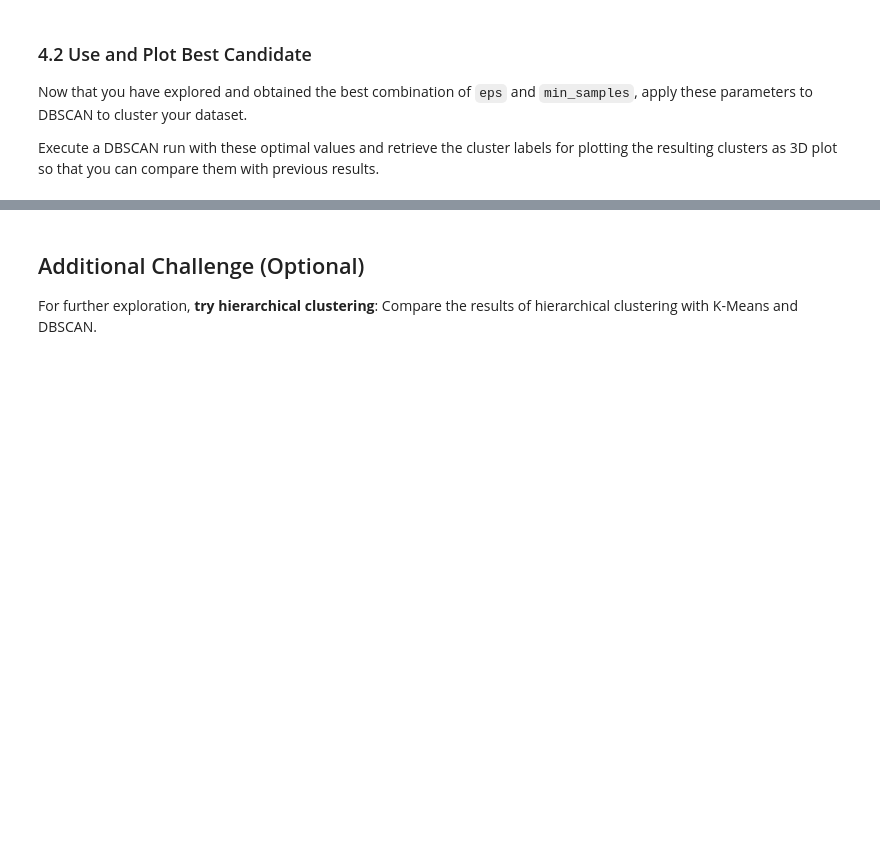
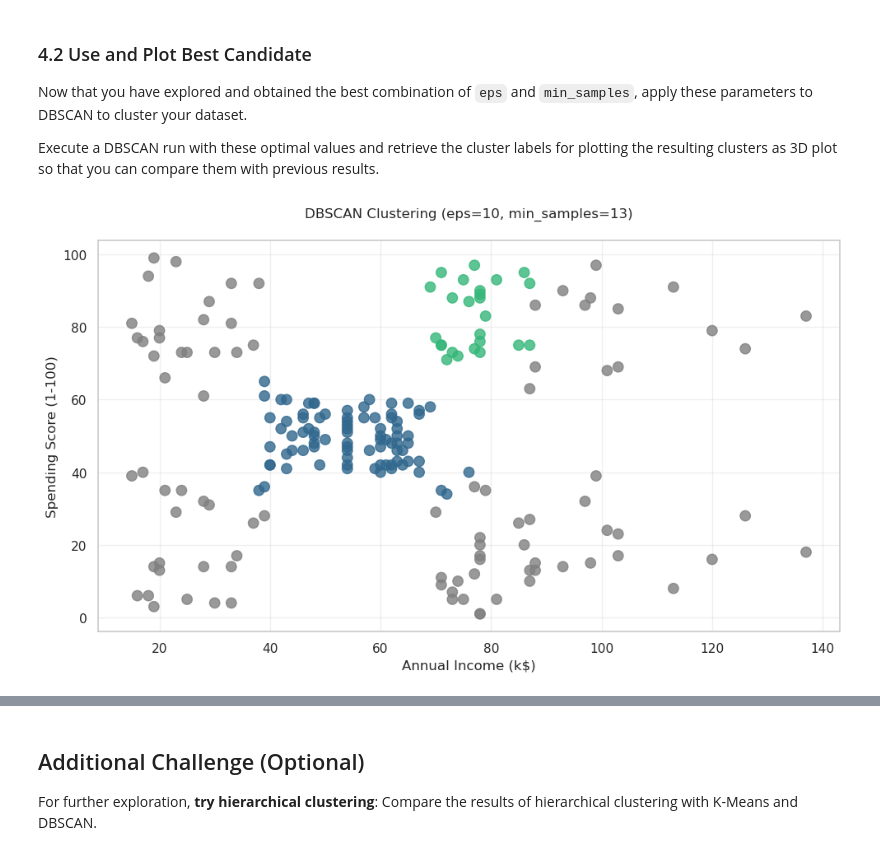
Before and after one commit to GuaSiMoTO/LAB-Unsupervised-Learning-Clustering-public, a Jupyter notebook: clustering.ipynb, the cells around one changed output, grey strips where cells are left out. Saved outputs shown, nothing was run; the diff lists cells and outputs as text; code cells hidden in the pictures; blank space fills up the shorter version.

```diff
--- a/clustering.ipynb
+++ b/clustering.ipynb
@@ -388,0 +463,12 @@ import pandas as pd
+# %%
+# Evaluación: ignoramos outliers (-1)
+mask = dbscan_labels != -1
+if len(set(dbscan_labels[mask])) > 1:
+    sil_score = silhouette_score(X[mask], dbscan_labels[mask])
+    db_index = davies_bouldin_score(X[mask], dbscan_labels[mask])
+else:
+    sil_score = np.nan
+    db_index = np.nan
+
+print(f'Silhouette Score DBSCAN: {sil_score:.4f}')
+print(f'Davies-Bouldin Index DBSCAN: {db_index:.4f}')
@@ -438,0 +559,29 @@ Execute a DBSCAN run with these optimal values and retrieve the cluster labels f
+# %%
+# Aplicar DBSCAN con los mejores parámetros
+dbscan_opt = DBSCAN(eps=best_eps, min_samples=best_min_samples)
+labels_opt = dbscan_opt.fit_predict(X)
+# %%
+import matplotlib.pyplot as plt
+import seaborn as sns
+
+# Preparar colores: usar viridis y gris para outliers
+n_clusters_opt = len(set(labels_opt)) - (1 if -1 in labels_opt else 0)
+palette = sns.color_palette('viridis', n_clusters_opt)
+colors = ['grey' if label == -1 else palette[label] for label in labels_opt]
+
+# Gráfico 2D
+plt.figure(figsize=(10, 6))
+plt.scatter(
+    X[:, 0], X[:, 1],
+    c=colors,
+    s=80,
+    alpha=0.8
+)
+plt.title(f'DBSCAN Clustering (eps={best_eps}, min_samples={best_min_samples})', pad=20)
+plt.xlabel('Annual Income (k$)')
+plt.ylabel('Spending Score (1-100)')
+plt.grid(alpha=0.3)
+plt.tight_layout()
+plt.show()
+# %% [output]
+[figure, added]
```
Also changed, not shown: parts of 12 cells of this notebook.
